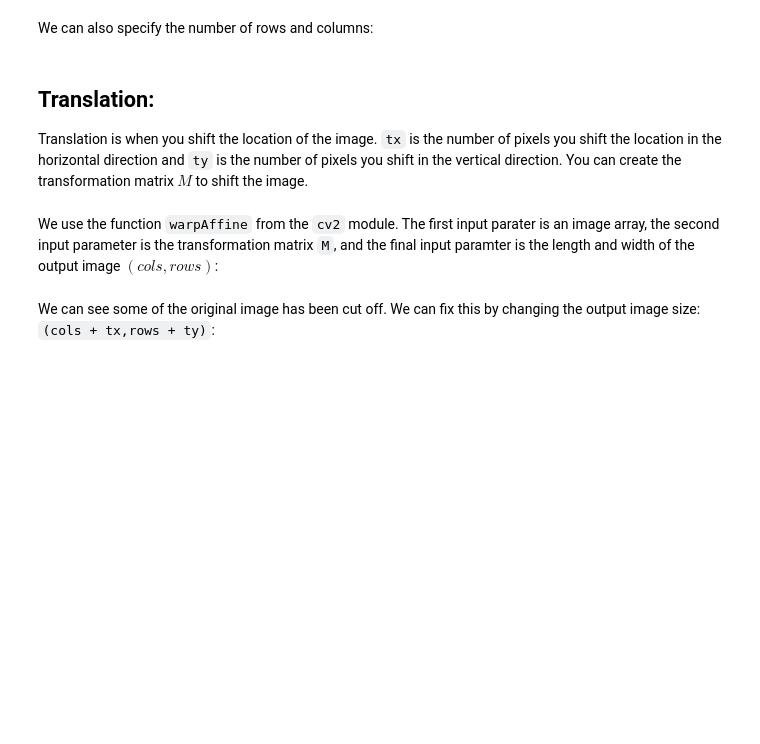
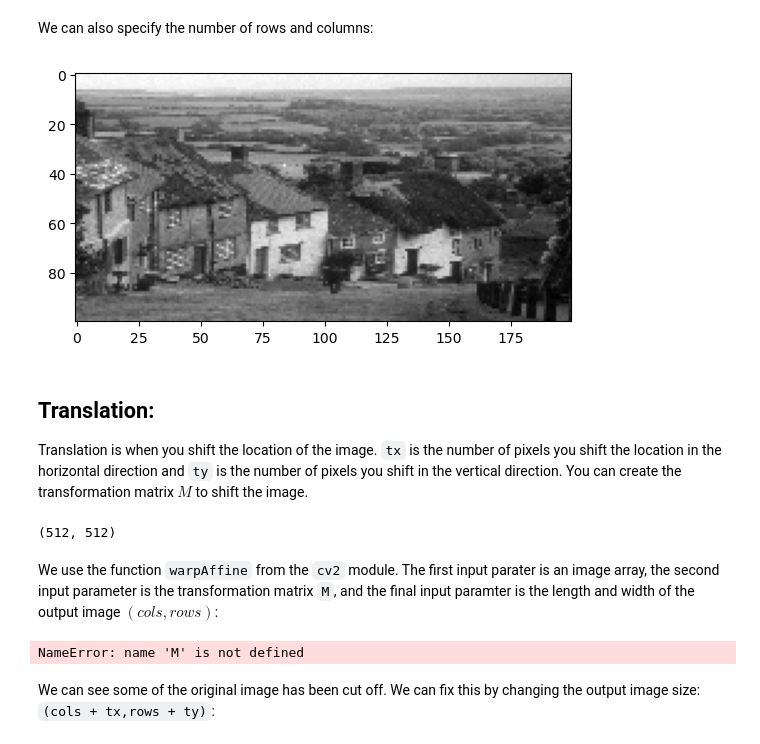
Before and after one commit to khoulaCode/DataScience-Brain-Bytes, a Jupyter notebook: Team_members/from_fatma_salim/Introduction_to_Histogram.ipynb, the cells around one changed output. Saved outputs shown, nothing was run; the diff lists cells and outputs as text; code cells hidden in the pictures; blank space fills up the shorter version.

```diff
--- a/Team_members/from_fatma_salim/Introduction_to_Histogram.ipynb
+++ b/Team_members/from_fatma_salim/Introduction_to_Histogram.ipynb
@@ -176,5 +180,13 @@ We can also shrink the image by setting the scaling factor to a real number betw
 # %% [markdown]
 We can  also specify the number of rows and columns:
+# %%
+rows=100
+cols=200
+rows_cols_scaling = cv2.resize(goldhill, (cols, rows), interpolation=cv2.INTER_CUBIC)
+plt.imshow(rows_cols_scaling, cmap='gray')
+plt.show()
+# %% [output]
+[figure, added]
 # %% [markdown]
 ## Translation:
 
@@ -182,5 +198,16 @@ Translation is  when you  shift the location of the image. <code>tx</code> is th
+# %%
+rows,cols =goldhill.shape
+rows, cols
+# %% [output]
+(512, 512)
 # %% [markdown]
 We use the function <code>warpAffine</code> from the <code>cv2</code> module. The first input parater is an image array, the second input parameter is the transformation matrix <code>M</code>, and the final input paramter is the length and width of the output image $(cols,rows)$:
+# %%
+image_translate=cv2.warpAffine(goldhill,M,(cols,rows))
+plt.imshow(image_translate, cmap='gray')
+plt.show()
+# %% [output]
+NameError: name 'M' is not defined
 # %% [markdown]
 We can see some of the original image has been cut off. We can fix this by changing the output image size: <code>(cols + tx,rows + ty)</code>:
 # %% [markdown]
```
Also changed, not shown: parts of 6 cells of this notebook, 20 other files.
